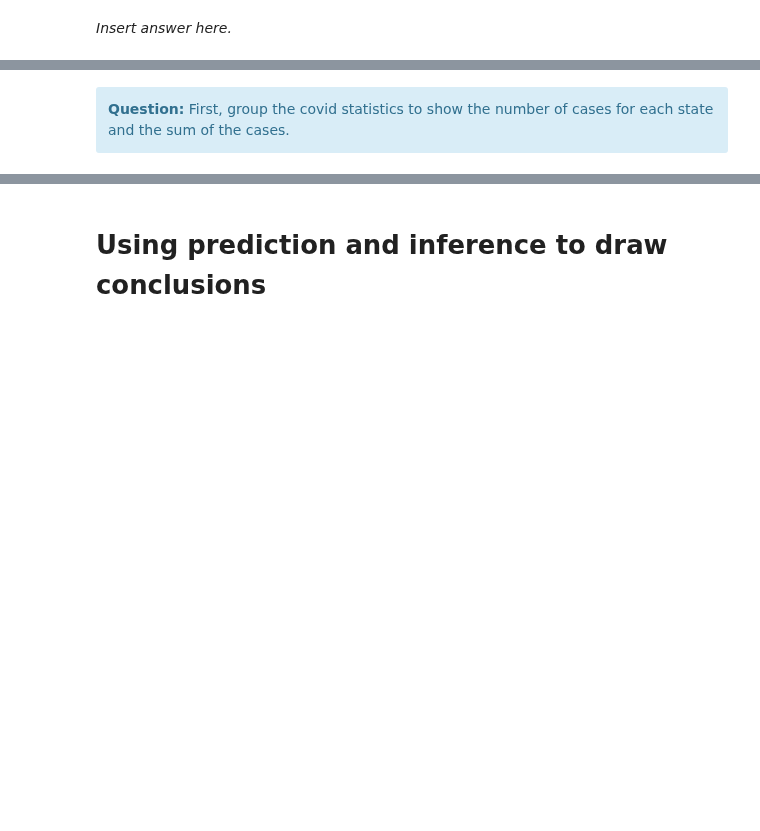
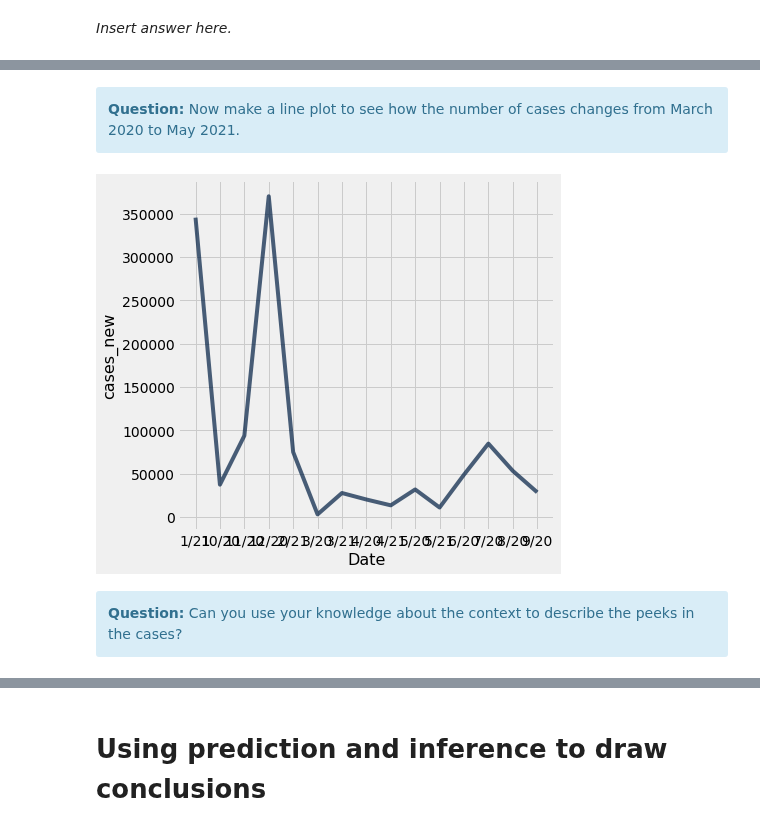
Before and after one commit to ds-modules/BUDS-SU21-Dev, a Jupyter notebook: Project_2/COVID/COVID.ipynb, the cells around one changed output, grey strips where cells are left out. Saved outputs shown, nothing was run; the diff lists cells and outputs as text; code cells hidden in the pictures; blank space fills up the shorter version.

```diff
--- a/Project_2/COVID/COVID.ipynb
+++ b/Project_2/COVID/COVID.ipynb
@@ -429,0 +377,4 @@ A disease will spread more when there are more people in a population to spread
+# %%
+#KEY
+ca_counties = covid_us.where("State", "California")
+ca_counties.sort('cases_new', descending = True).show(10)
@@ -429,0 +394,3 @@ A disease will spread more when there are more people in a population to spread
+# %%
+ca_counties['cases_per100k'] = 100000 * ca_counties['cases_new'] / ca_counties['Population']
+ca_counties.sort('cases_per100k', descending=True).show(10)
@@ -429,0 +410,9 @@ A disease will spread more when there are more people in a population to spread
+# %%
+#select_counties = ["Los Angeles", "Alameda", "Orange", "San Bernardino", "Kern"]
+
+
+select_counties = ["Los Angeles"]
+
+#This will take the counties you choose for the comparison.
+my_county = ca_counties.where("County", are.contained_in(select_counties))
+my_county
@@ -429,0 +432,4 @@ A disease will spread more when there are more people in a population to spread
+# %% [markdown]
+<div class="alert alert-info">
+<b>Question:</b> Now make a line plot to see how the number of cases changes from March 2020 to May 2021.
+   </div>
@@ -430,4 +439,10 @@ A disease will spread more when there are more people in a population to spread
+# %%
+#KEY
+my_county.plot("Date", "cases_new")
+# NEED TO FIX THE Date Column
+# %% [output]
+[figure, added]
 # %% [markdown]
 <div class="alert alert-info">
-<b>Question:</b> First, group the covid statistics to show the number of cases for each state and the sum of the cases.
+<b>Question:</b> Can you use your knowledge about the context to describe the peeks in the cases?
    </div>
```
Also changed, not shown: parts of 58 cells of this notebook.
